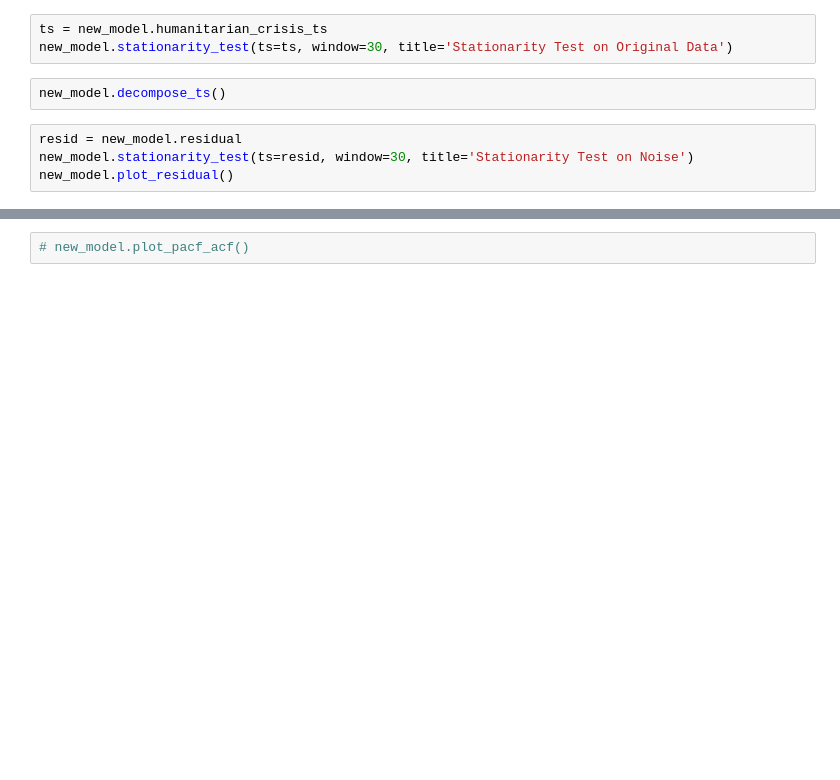
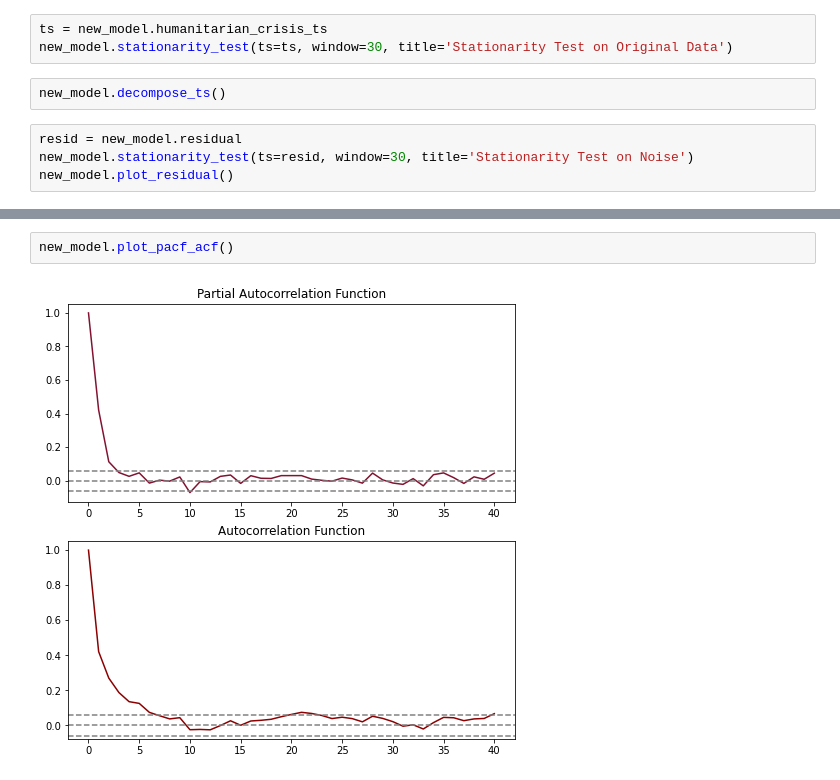
Before and after one commit to MekdiYilma/HumanitarianCrisisPrediction, a Jupyter notebook: notebooks/final_model.ipynb, the cells around one changed output, grey strips where cells are left out. Drawn from its saved outputs; the diff is of its cells as text; blank space fills up the shorter version.

```diff
--- a/notebooks/final_model.ipynb
+++ b/notebooks/final_model.ipynb
@@ -264,4 +292,6 @@ new_model.run_auto_arima()
-# %%
-# new_model.plot_pacf_acf()
+# %%
+new_model.plot_pacf_acf()
+# %% [output]
+[figure, added]
 # %%
 new_model.run_best_ARIMA_model()
```
Also changed, not shown: parts of 10 cells of this notebook.
